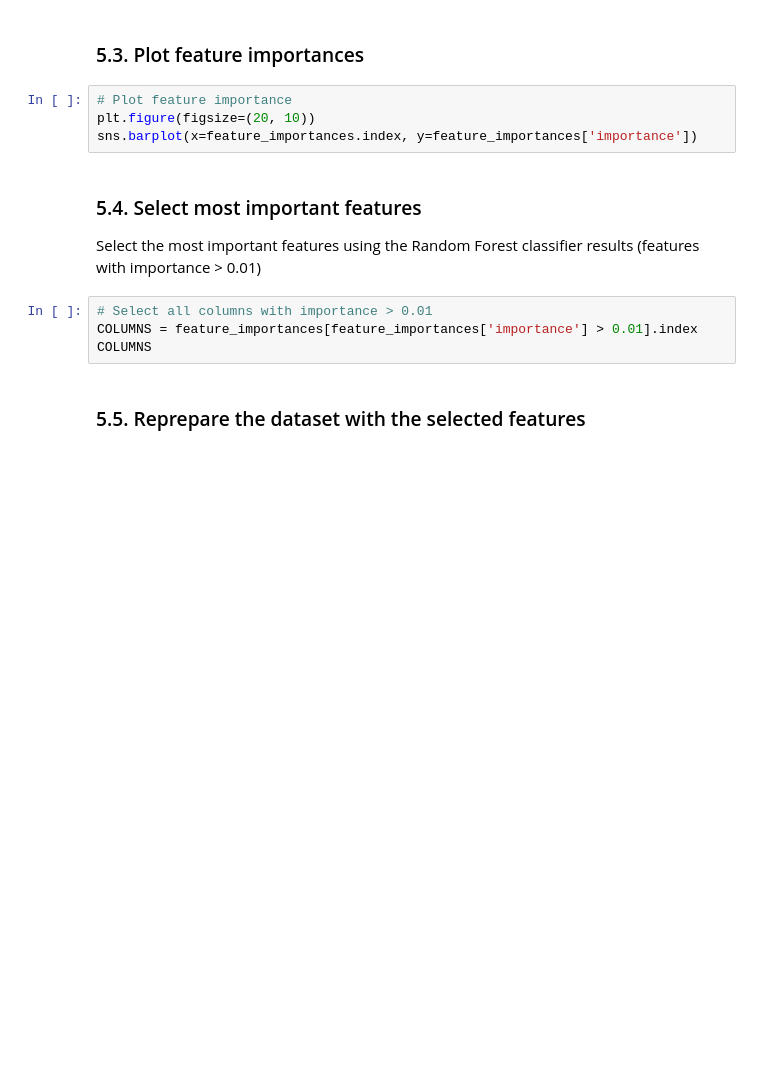
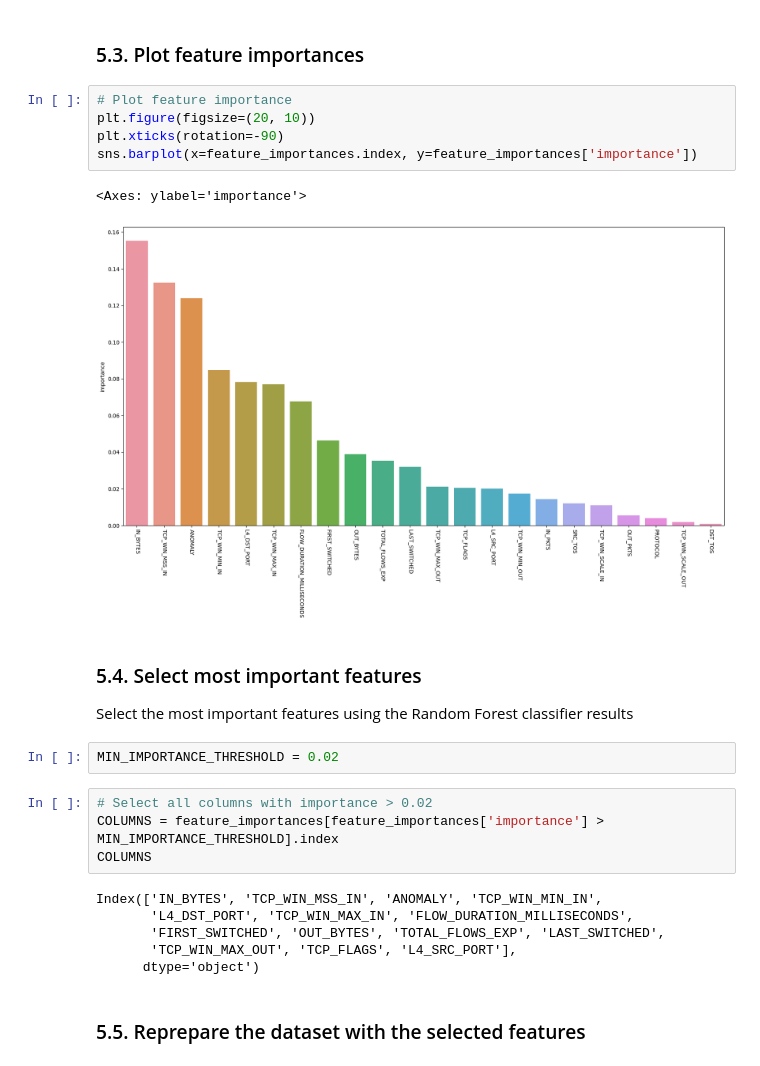
Before and after one commit to lucadibello/network-attack-detection, a Jupyter notebook: src/packetpatrol.ipynb, the cells around one changed output. Saved outputs shown, nothing was run; the diff lists cells and outputs as text; blank space fills up the shorter version.

```diff
--- a/src/packetpatrol.ipynb
+++ b/src/packetpatrol.ipynb
@@ -491,15 +493,27 @@ DST_TOS                       0.000786
 # %%
 # Plot feature importance
 plt.figure(figsize=(20, 10))
+plt.xticks(rotation=-90)
 sns.barplot(x=feature_importances.index, y=feature_importances['importance'])
+# %% [output]
+<Axes: ylabel='importance'>
+[figure, added]
 # %% [markdown]
 ### 5.4. Select most important features
 
-Select the most important features using the Random Forest classifier results (features with importance > 0.01)
+Select the most important features using the Random Forest classifier results
+# %%
+MIN_IMPORTANCE_THRESHOLD = 0.02
 # %%
-# Select all columns with importance > 0.01
-COLUMNS = feature_importances[feature_importances['importance'] > 0.01].index
+# Select all columns with importance > 0.02
+COLUMNS = feature_importances[feature_importances['importance'] > MIN_IMPORTANCE_THRESHOLD].index
 COLUMNS
+# %% [output]
+Index(['IN_BYTES', 'TCP_WIN_MSS_IN', 'ANOMALY', 'TCP_WIN_MIN_IN',
+       'L4_DST_PORT', 'TCP_WIN_MAX_IN', 'FLOW_DURATION_MILLISECONDS',
+       'FIRST_SWITCHED', 'OUT_BYTES', 'TOTAL_FLOWS_EXP', 'LAST_SWITCHED',
+       'TCP_WIN_MAX_OUT', 'TCP_FLAGS', 'L4_SRC_PORT'],
+      dtype='object')
 # %% [markdown]
 ### 5.5. Reprepare the dataset with the selected features
 # %% [markdown]
```
Also changed, not shown: parts of 37 cells of this notebook.
